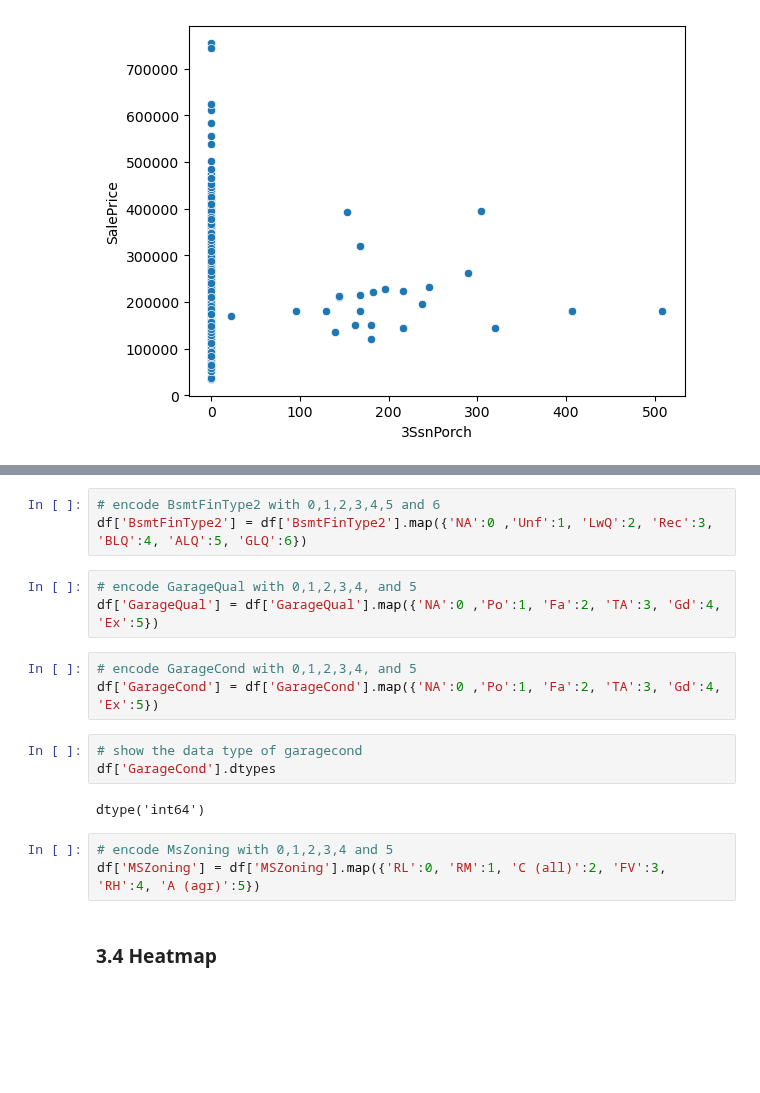
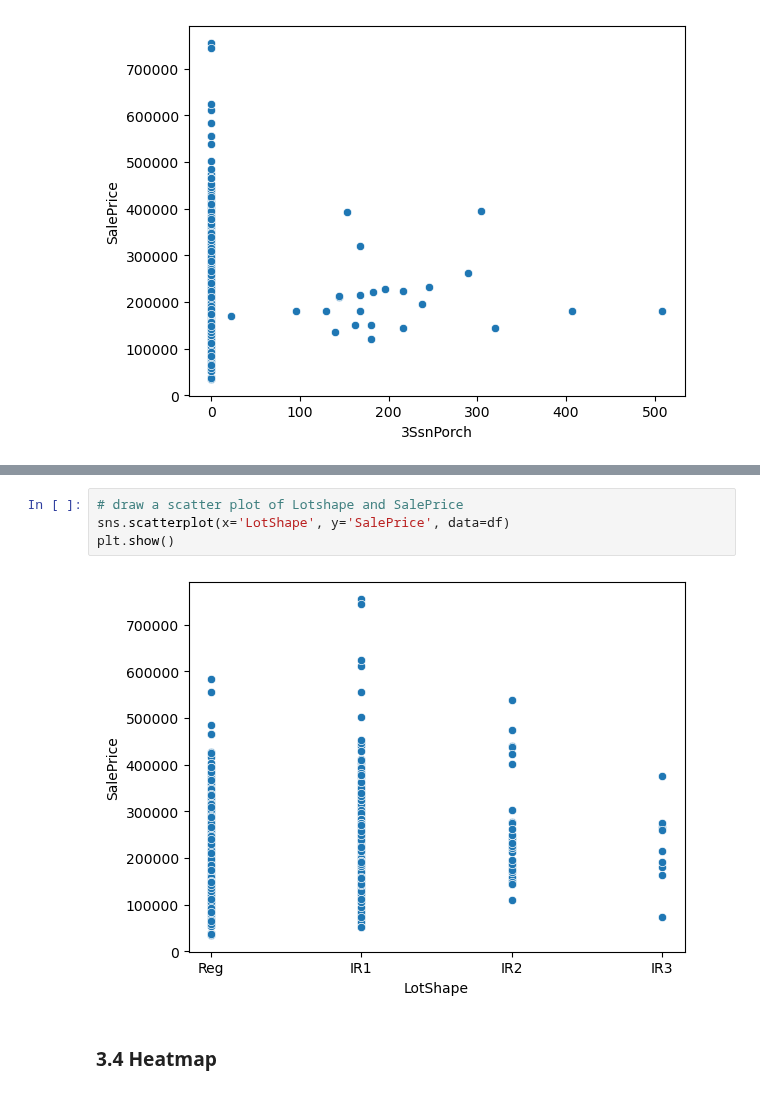
Before and after one commit to VishalyGinny/Data-Science-Projects, a Jupyter notebook: house-prices-advanced-regression-techniques/houseprice.ipynb, the cells around one changed output, grey strips where cells are left out. Saved outputs shown, nothing was run; the diff lists cells and outputs as text; blank space fills up the shorter version.

```diff
--- a/house-prices-advanced-regression-techniques/houseprice.ipynb
+++ b/house-prices-advanced-regression-techniques/houseprice.ipynb
@@ -436,19 +404,8 @@ df['KitchenQual'] = df['KitchenQual'].map({'Po':0, 'Fa':1, 'TA':2, 'Gd':3, 'Ex':
-# %%
-# encode BsmtFinType2 with 0,1,2,3,4,5 and 6
-df['BsmtFinType2'] = df['BsmtFinType2'].map({'NA':0 ,'Unf':1, 'LwQ':2, 'Rec':3, 'BLQ':4, 'ALQ':5, 'GLQ':6})
-# %%
-# encode GarageQual with 0,1,2,3,4, and 5
-df['GarageQual'] = df['GarageQual'].map({'NA':0 ,'Po':1, 'Fa':2, 'TA':3, 'Gd':4, 'Ex':5})
-# %%
-# encode GarageCond with 0,1,2,3,4, and 5
-df['GarageCond'] = df['GarageCond'].map({'NA':0 ,'Po':1, 'Fa':2, 'TA':3, 'Gd':4, 'Ex':5})
-# %%
-# show the data type of garagecond
-df['GarageCond'].dtypes
-# %% [output]
-dtype('int64')
-# %%
-# encode MsZoning with 0,1,2,3,4 and 5
-df['MSZoning'] = df['MSZoning'].map({'RL':0, 'RM':1, 'C (all)':2, 'FV':3, 'RH':4, 'A (agr)':5})
+# %%
+# draw a scatter plot of Lotshape and SalePrice
+sns.scatterplot(x='LotShape', y='SalePrice', data=df)
+plt.show()
+# %% [output]
+[figure, added]
 # %% [markdown]
 ### 3.4 Heatmap
```
Also changed, not shown: parts of 136 cells of this notebook, 2 other files.
